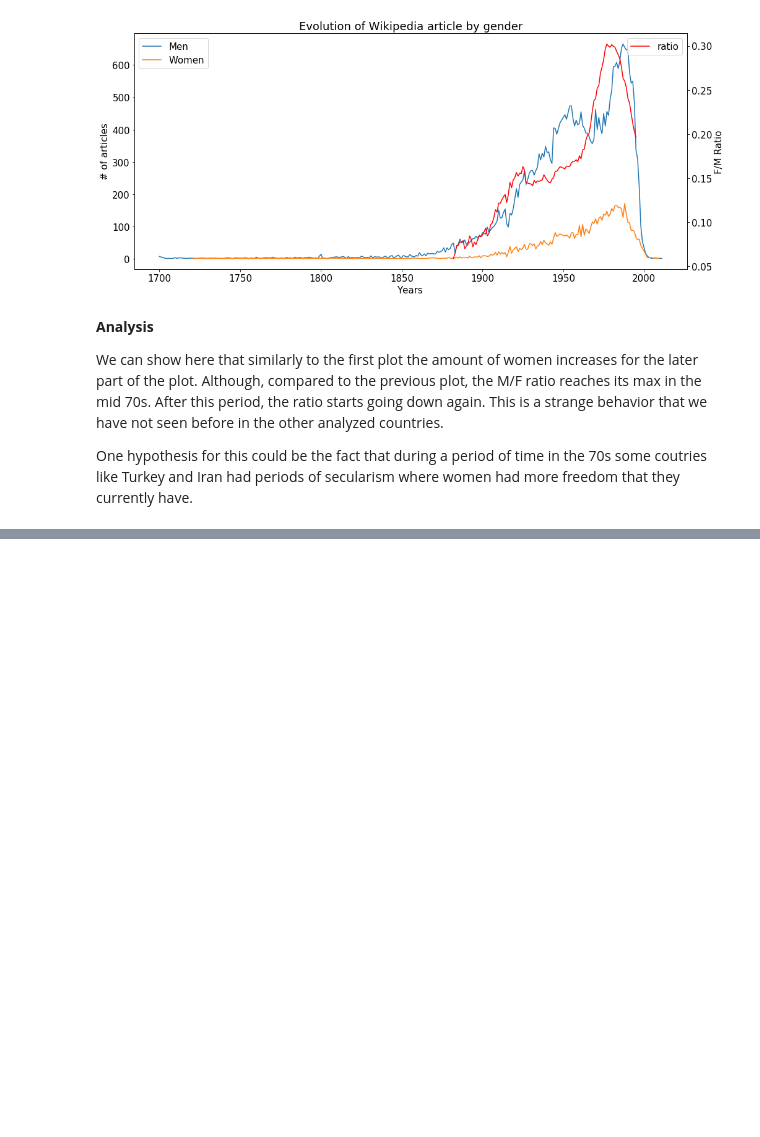
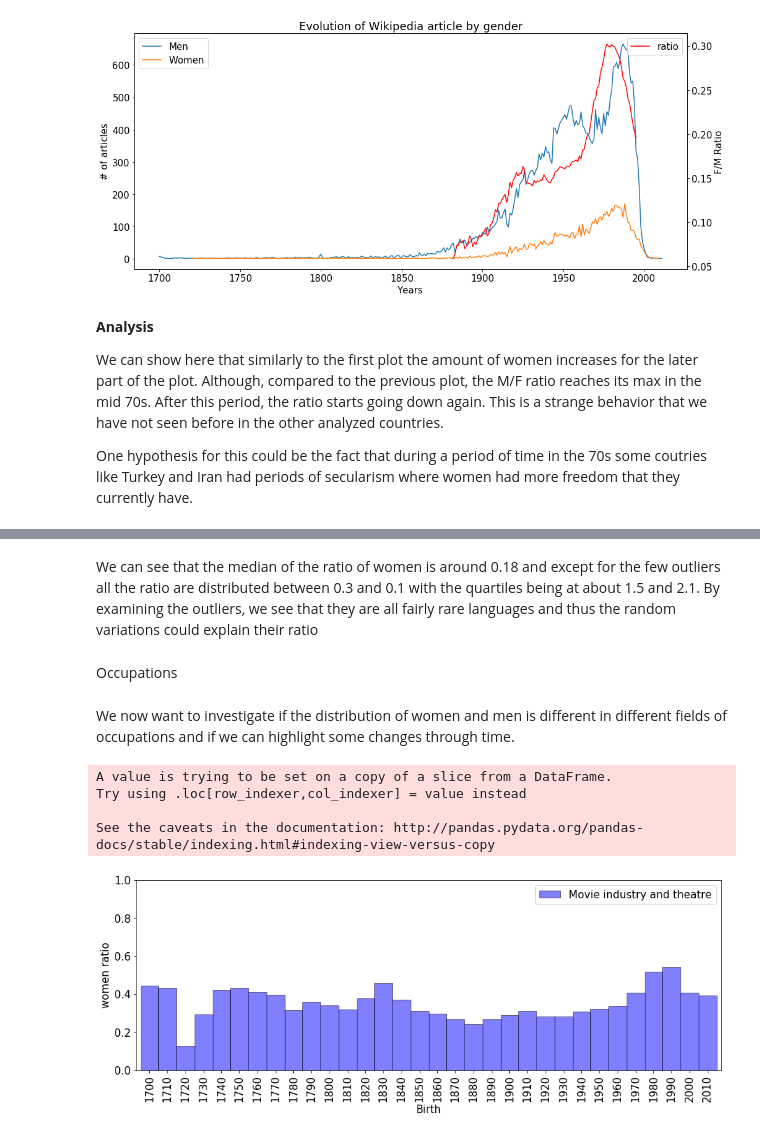
Before and after one commit to emilebourban/ADA-Project, a Jupyter notebook: Project-Final.ipynb, the cells around one changed output, grey strips where cells are left out. Cells and saved outputs as stored; diff of their text form; code cells hidden in the pictures; blank space fills up the shorter version.

```diff
--- a/Project-Final.ipynb
+++ b/Project-Final.ipynb
@@ -560,0 +681,7 @@ One hypothesis for this could be the fact that during a period of time in the 70
+# %% [markdown]
+We can see that the median of the ratio of women is around 0.18 and except for the few outliers all the ratio are distributed between 0.3 and 0.1 with the quartiles being at about 1.5 and 2.1.
+By examining the outliers, we see that they are all fairly rare languages and thus the random variations could explain their ratio
+# %% [markdown]
+Occupations
+# %% [markdown]
+We now want to investigate if the distribution of women and men is different in different fields of occupations and if we can highlight some changes through time.
@@ -560,0 +764,3 @@ One hypothesis for this could be the fact that during a period of time in the 70
+# %%
+# We group humans by decade in order to have enough humans fo each time point to have significant result
+bins = create_bins(humans, 10)
@@ -560,0 +780,44 @@ One hypothesis for this could be the fact that during a period of time in the 70
+# %%
+#create the dataframes with the occupations counts for women and for men.
+men_occ_pd1, women_occ_pd1 = get_humans_w_occ(bins)
+# %%
+men_occ_pd, women_occ_pd = men_occ_pd1, women_occ_pd1
+
+# create a new category column which indicates to which category each occupation belongs using the dictionnary loaded previously.
+men_occ_pd['category'] = men_occ_pd['Occupation'].apply((lambda x: return_category(x, dict_cat)))
+women_occ_pd['category'] = women_occ_pd['Occupation'].apply((lambda x: return_category(x, dict_cat)))
+
+# group by category and birth bin so as to have for each bin a count of the number of people appearing in each category
+men_pd = men_occ_pd.groupby(['Birth','category']).sum()
+women_pd = women_occ_pd.groupby(['Birth','category']).sum()
+
+# merging the 2 dataframes
+occ_all_pd = pd.merge(women_pd,men_pd, how='outer', left_on = ['Birth', 'category'], right_on = ['Birth', 'category'], sort = True).groupby(['Birth','category']).sum()
+
+#creating new columns for total count and ratio of woman
+occ_all_pd['Total'] = occ_all_pd[['Women_count', 'Men_count']].sum(axis=1, numeric_only =True)
+occ_all_pd['Ratio_w'] = occ_all_pd['Women_count'].div(occ_all_pd['Total'])
+occ_all_pd.reset_index(inplace=True)
+# dropping useless columns
+occ_all_pd.drop(['Women_count', 'Men_count', 'Total'], axis=1, inplace=True)
+# %%
+# only keeping people after 1700. Since we bined by 10 years, we actually take 170 as smallest birth
+occupations = occ_all_pd[occ_all_pd['Birth'] >=170]
+# multiplying by 10 to come back to a normal year format
+occupations['Birth'] = occupations['Birth']*10
+
+# pivoting table to represent the data in a way that makes it easier to plot and correcting the indexing
+occupations = pd.pivot_table(occupations, index=['Birth'], columns=['category'])
+occupations.fillna(0, inplace=True)
+occupations.columns = occupations.columns.get_level_values(1)
+
+# bar plot for the Movie and theater industry
+occupations.reset_index().plot.bar('Birth','Movie industry and theatre', color='b',alpha=0.5, width=1.0, edgecolor='black', ylim = (0,1),figsize=(15,5))
+plt.ylabel('women ratio')
+plt.savefig('movie_industry.png')
+# %% [output]
+A value is trying to be set on a copy of a slice from a DataFrame.
+Try using .loc[row_indexer,col_indexer] = value instead
+
+See the caveats in the documentation: http://pandas.pydata.org/pandas-docs/stable/indexing.html#indexing-view-versus-copy
+[figure, added]
```
Also changed, not shown: parts of 23 cells of this notebook.
